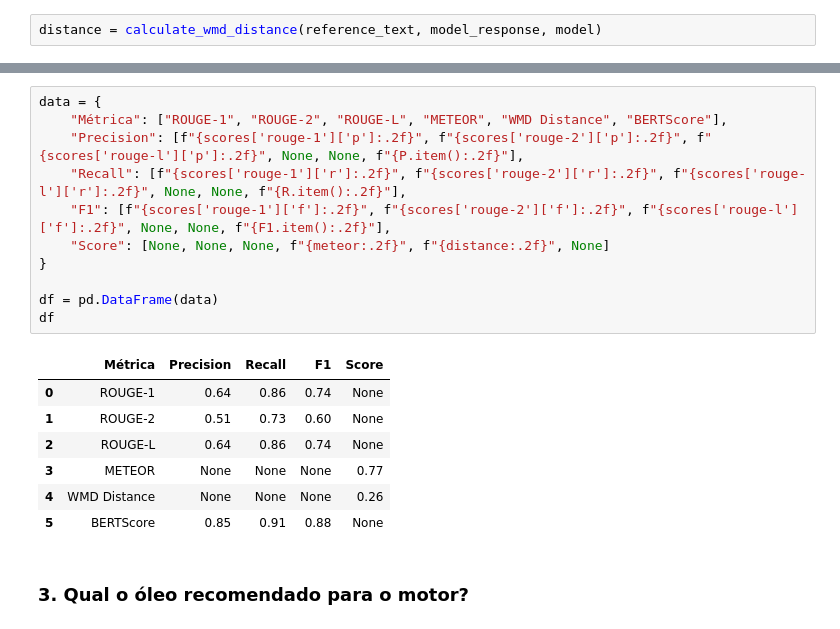
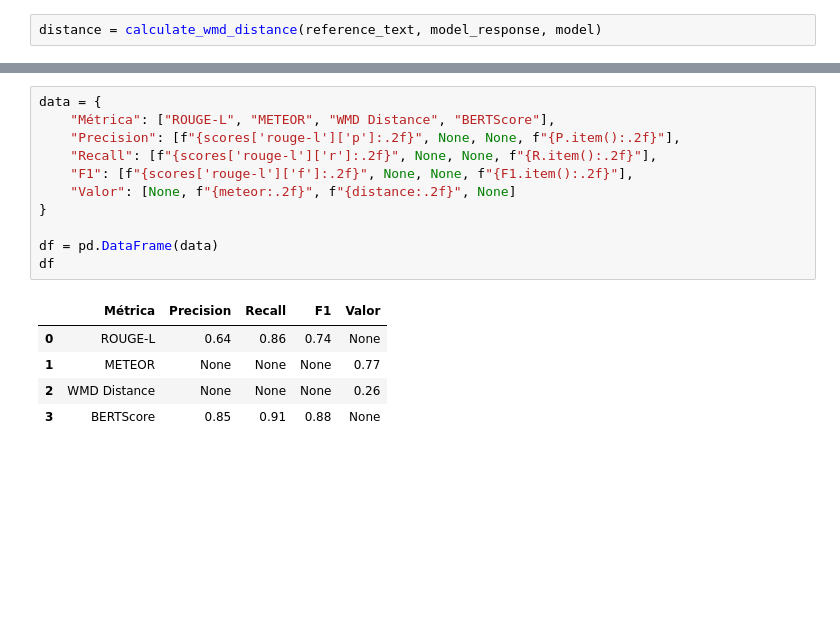
Before and after one commit to conect2ai/auto-bot-api, a Jupyter notebook: case_study/metrics/metrics.ipynb, the cells around one changed output, grey strips where cells are left out. Drawn from its saved outputs; the diff is of its cells as text; blank space fills up the shorter version.

```diff
--- a/case_study/metrics/metrics.ipynb
+++ b/case_study/metrics/metrics.ipynb
@@ -276,21 +173,17 @@ done in 2.41 seconds, 0.41 sentences/sec
 # %%
 data = {
-    "Métrica": ["ROUGE-1", "ROUGE-2", "ROUGE-L", "METEOR", "WMD Distance", "BERTScore"],
-    "Precision": [f"{scores['rouge-1']['p']:.2f}", f"{scores['rouge-2']['p']:.2f}", f"{scores['rouge-l']['p']:.2f}", None, None, f"{P.item():.2f}"],
-    "Recall": [f"{scores['rouge-1']['r']:.2f}", f"{scores['rouge-2']['r']:.2f}", f"{scores['rouge-l']['r']:.2f}", None, None, f"{R.item():.2f}"],
-    "F1": [f"{scores['rouge-1']['f']:.2f}", f"{scores['rouge-2']['f']:.2f}", f"{scores['rouge-l']['f']:.2f}", None, None, f"{F1.item():.2f}"],
-    "Score": [None, None, None, f"{meteor:.2f}", f"{distance:.2f}", None]
+    "Métrica": ["ROUGE-L", "METEOR", "WMD Distance", "BERTScore"],
+    "Precision": [f"{scores['rouge-l']['p']:.2f}", None, None, f"{P.item():.2f}"],
+    "Recall": [f"{scores['rouge-l']['r']:.2f}", None, None, f"{R.item():.2f}"],
+    "F1": [f"{scores['rouge-l']['f']:.2f}", None, None, f"{F1.item():.2f}"],
+    "Valor": [None, f"{meteor:.2f}", f"{distance:.2f}", None]
 }
 
 df = pd.DataFrame(data)
 df
 # %% [output]
-|  | Métrica | Precision | Recall | F1 | Score |
-| 0 | ROUGE-1 | 0.64 | 0.86 | 0.74 | None |
-| 1 | ROUGE-2 | 0.51 | 0.73 | 0.60 | None |
-| 2 | ROUGE-L | 0.64 | 0.86 | 0.74 | None |
-| 3 | METEOR | None | None | None | 0.77 |
-| 4 | WMD Distance | None | None | None | 0.26 |
-| 5 | BERTScore | 0.85 | 0.91 | 0.88 | None |
+|  | Métrica | Precision | Recall | F1 | Valor |
+| 0 | ROUGE-L | 0.64 | 0.86 | 0.74 | None |
+| 1 | METEOR | None | None | None | 0.77 |
+| 2 | WMD Distance | None | None | None | 0.26 |
+| 3 | BERTScore | 0.85 | 0.91 | 0.88 | None |
-# %% [markdown]
-### 3. Qual o óleo recomendado para o motor?
```
Also changed, not shown: parts of 44 cells of this notebook, 4 other files.
